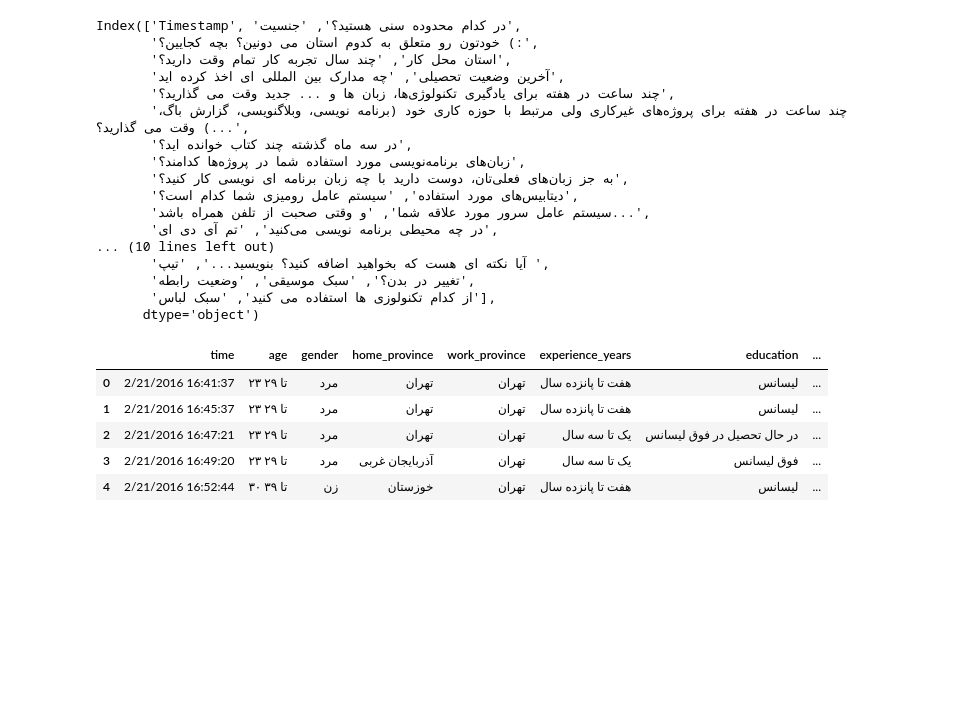
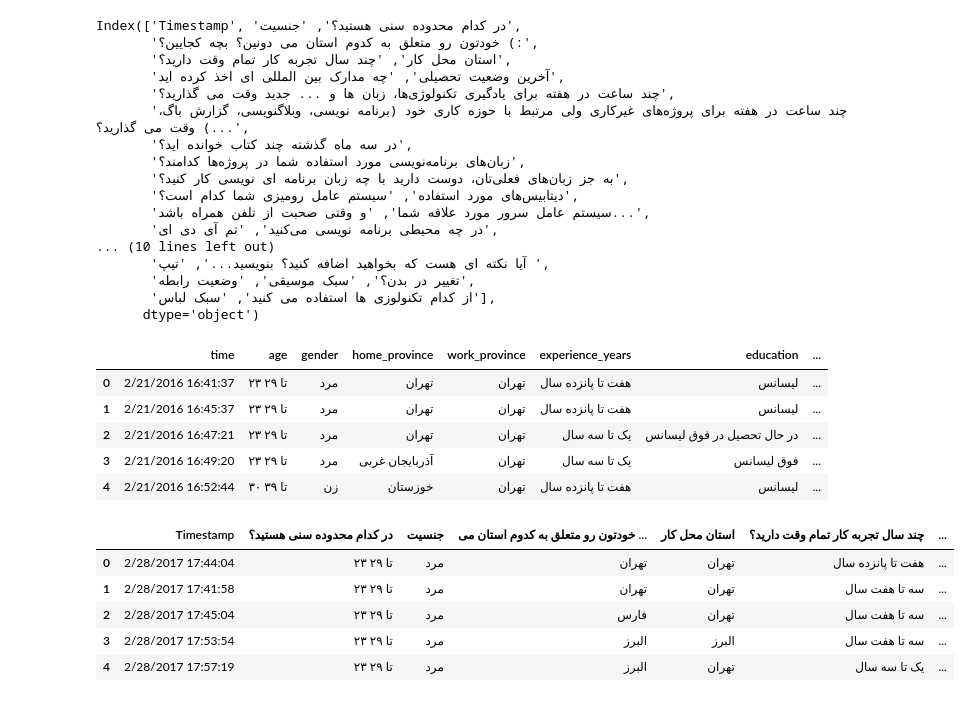
Before and after one commit to saeedesmaili/iran-developers-salary, a Jupyter notebook: Analysis-draft.ipynb, the cells around one changed output. Cells and saved outputs as stored; diff of their text form; code cells hidden in the pictures; blank space fills up the shorter version.

```diff
--- a/Analysis-draft.ipynb
+++ b/Analysis-draft.ipynb
@@ -46,3 +46,13 @@ df_94.head()
 | 2 | 2/21/2016 16:47:21 | ۲۳ تا ۲۹ | مرد | تهران | تهران | یک تا سه سال | در حال تحصیل در فوق لیسانس | ... |
 | 3 | 2/21/2016 16:49:20 | ۲۳ تا ۲۹ | مرد | آذربایجان غربی | تهران | یک تا سه سال | فوق لیسانس | ... |
 | 4 | 2/21/2016 16:52:44 | ۳۰ تا ۳۹ | زن | خوزستان | تهران | هفت تا پانزده سال | لیسانس | ... |
+# %%
+df_95 = pd.read_csv('data/1395.csv')
+df_95.head()
+# %% [output]
+|  | Timestamp | در کدام محدوده سنی هستید؟ | جنسیت | خودتون رو متعلق به کدوم استان می ... | استان محل کار | چند سال تجربه کار تمام وقت دارید؟ | ... |
+| 0 | 2/28/2017 17:44:04 | ۲۳ تا ۲۹ | مرد | تهران | تهران | هفت تا پانزده سال | ... |
+| 1 | 2/28/2017 17:41:58 | ۲۳ تا ۲۹ | مرد | تهران | تهران | سه تا هفت سال | ... |
+| 2 | 2/28/2017 17:45:04 | ۲۳ تا ۲۹ | مرد | فارس | تهران | سه تا هفت سال | ... |
+| 3 | 2/28/2017 17:53:54 | ۲۳ تا ۲۹ | مرد | البرز | البرز | سه تا هفت سال | ... |
+| 4 | 2/28/2017 17:57:19 | ۲۳ تا ۲۹ | مرد | البرز | تهران | یک تا سه سال | ... |
```
Also changed, not shown: parts of 3 cells of this notebook.
